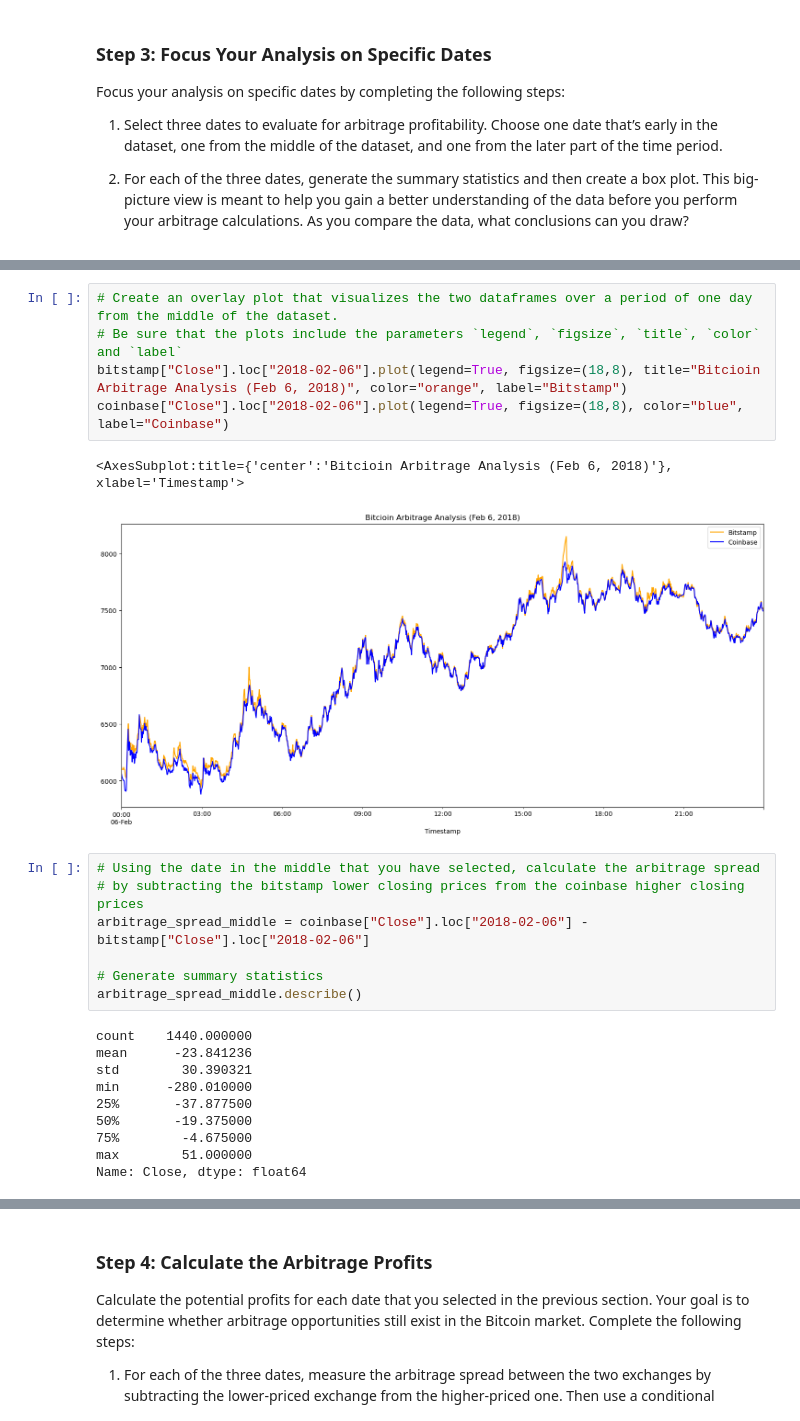
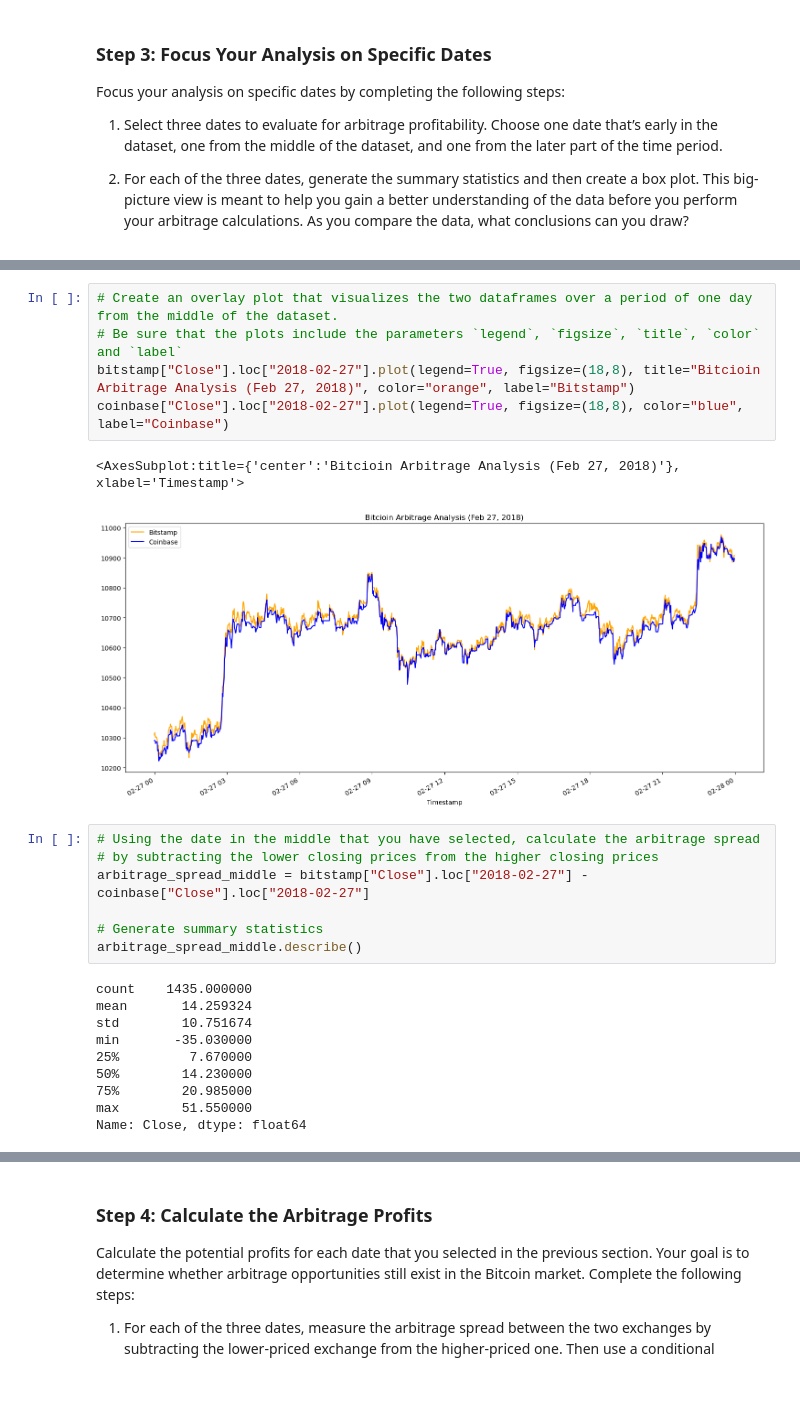
Before and after one commit to mikenguyenx/bootcamp_homework, a Jupyter notebook: challenge3_crypto_arbitrage/crypto_arbitrage.ipynb, the cells around one changed output, grey strips where cells are left out. Saved outputs shown, nothing was run; the diff lists cells and outputs as text; blank space fills up the shorter version.

```diff
--- a/challenge3_crypto_arbitrage/crypto_arbitrage.ipynb
+++ b/challenge3_crypto_arbitrage/crypto_arbitrage.ipynb
@@ -387,27 +387,27 @@ arbitrage_spread_early.plot(title = "Arbitrage Spread - Early Date", kind='box')
 # %%
 # Create an overlay plot that visualizes the two dataframes over a period of one day from the middle of the dataset.
 # Be sure that the plots include the parameters `legend`, `figsize`, `title`, `color` and `label`
-bitstamp["Close"].loc["2018-02-06"].plot(legend=True, figsize=(18,8), title="Bitcioin Arbitrage Analysis (Feb 6, 2018)", color="orange", label="Bitstamp")
-coinbase["Close"].loc["2018-02-06"].plot(legend=True, figsize=(18,8), color="blue", label="Coinbase")
+bitstamp["Close"].loc["2018-02-27"].plot(legend=True, figsize=(18,8), title="Bitcioin Arbitrage Analysis (Feb 27, 2018)", color="orange", label="Bitstamp")
+coinbase["Close"].loc["2018-02-27"].plot(legend=True, figsize=(18,8), color="blue", label="Coinbase")
 # %% [output]
-<AxesSubplot:title={'center':'Bitcioin Arbitrage Analysis (Feb 6, 2018)'}, xlabel='Timestamp'>
+<AxesSubplot:title={'center':'Bitcioin Arbitrage Analysis (Feb 27, 2018)'}, xlabel='Timestamp'>
-[figure, old version]
+[figure, new version]
 # %%
 # Using the date in the middle that you have selected, calculate the arbitrage spread
-# by subtracting the bitstamp lower closing prices from the coinbase higher closing prices
-arbitrage_spread_middle = coinbase["Close"].loc["2018-02-06"] - bitstamp["Close"].loc["2018-02-06"]
+# by subtracting the lower closing prices from the higher closing prices
+arbitrage_spread_middle = bitstamp["Close"].loc["2018-02-27"] - coinbase["Close"].loc["2018-02-27"]
 
 # Generate summary statistics
 arbitrage_spread_middle.describe()
 # %% [output]
-count    1440.000000
-mean      -23.841236
-std        30.390321
-min      -280.010000
-25%       -37.877500
-50%       -19.375000
-75%        -4.675000
-max        51.000000
+count    1435.000000
+mean       14.259324
+std        10.751674
+min       -35.030000
+25%         7.670000
+50%        14.230000
+75%        20.985000
+max        51.550000
 Name: Close, dtype: float64
 # %%
 # Visualize the arbitrage spread from the middle of the dataset in a box plot
```
Also changed, not shown: parts of 39 cells of this notebook, 1 other file.
